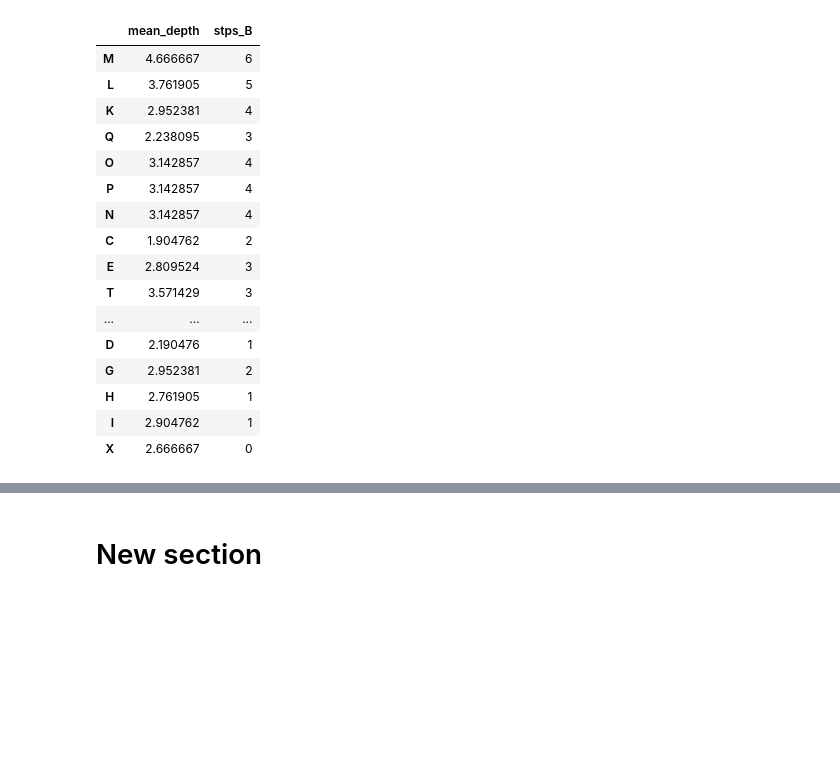
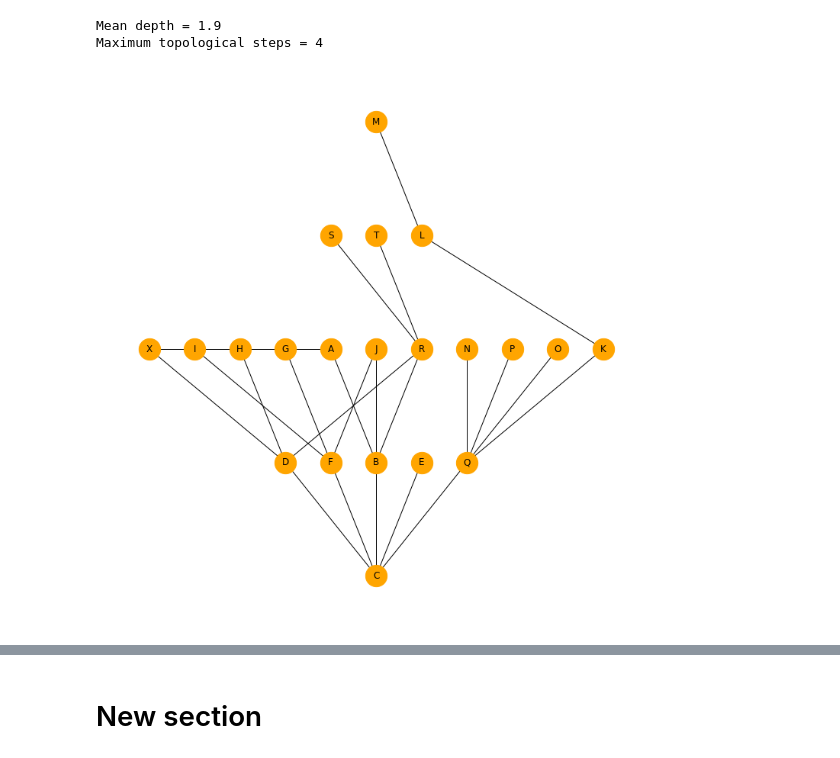
Before and after one commit to gregmaya/J-Graph, a Jupyter notebook: Creating_J_graph_tool.ipynb, the cells around one changed output, grey strips where cells are left out. Drawn from its saved outputs; the diff is of its cells as text; code cells hidden in the pictures; blank space fills up the shorter version.

```diff
--- a/Creating_J_graph_tool.ipynb
+++ b/Creating_J_graph_tool.ipynb
@@ -13,0 +16,31 @@ import pandas as pd
+# %%
+def jgraph_from_node(G, origin):
+  """
+  Draws the Justified graph (J-graph) from the selected origin.
+  Internally it calculates the shortest topological distance from every node \
+  to the defined origin
+
+  RETURNS
+  ---
+  A visual representation of the JGraph
+  """
+  nodes = G.nodes()
+  topo_steps = [nx.shortest_path_length(G, source=origin, target= n) for n in nodes]
+  d = [(n,{'steps':s}) for n,s in zip(nodes,topo_steps)]
+
+  topo_steps = [nx.shortest_path_length(G, source=origin, target= n) for n in nodes]
+
+  d = [(n,{'steps':s}) for n,s in zip(nodes,topo_steps)]
+
+  G = nx.Graph()
+  G.add_edges_from(edges)
+  G.add_nodes_from(d)
+
+  pos = nx.multipartite_layout(G,subset_key='steps', align='horizontal',scale=1.75)
+  plt.figure(figsize=(10,10))
+  nx.draw(G ,pos=pos,
+          with_labels=True,
+          node_color='orange', node_size=800)
+
+  print('Mean depth = '+ str(round(sum(topo_steps)/len(topo_steps),2)))
+  print('Maximum topological steps = '+ str(max(topo_steps)))
@@ -77,20 +85,6 @@ depth_df.head()
-# %%
-depth_df
-# %% [output]
-|  | mean_depth | stps_B |
-| M | 4.666667 | 6 |
-| L | 3.761905 | 5 |
-| K | 2.952381 | 4 |
-| Q | 2.238095 | 3 |
-| O | 3.142857 | 4 |
-| P | 3.142857 | 4 |
-| N | 3.142857 | 4 |
-| C | 1.904762 | 2 |
-| E | 2.809524 | 3 |
-| T | 3.571429 | 3 |
-| ... | ... | ... |
-| D | 2.190476 | 1 |
-| G | 2.952381 | 2 |
-| H | 2.761905 | 1 |
-| I | 2.904762 | 1 |
-| X | 2.666667 | 0 |
+# %%
+jgraph_from_node(G,'C')
+# %% [output]
+Mean depth = 1.9
+Maximum topological steps = 4
+[figure, added]
```
Also changed, not shown: parts of 9 cells of this notebook.
